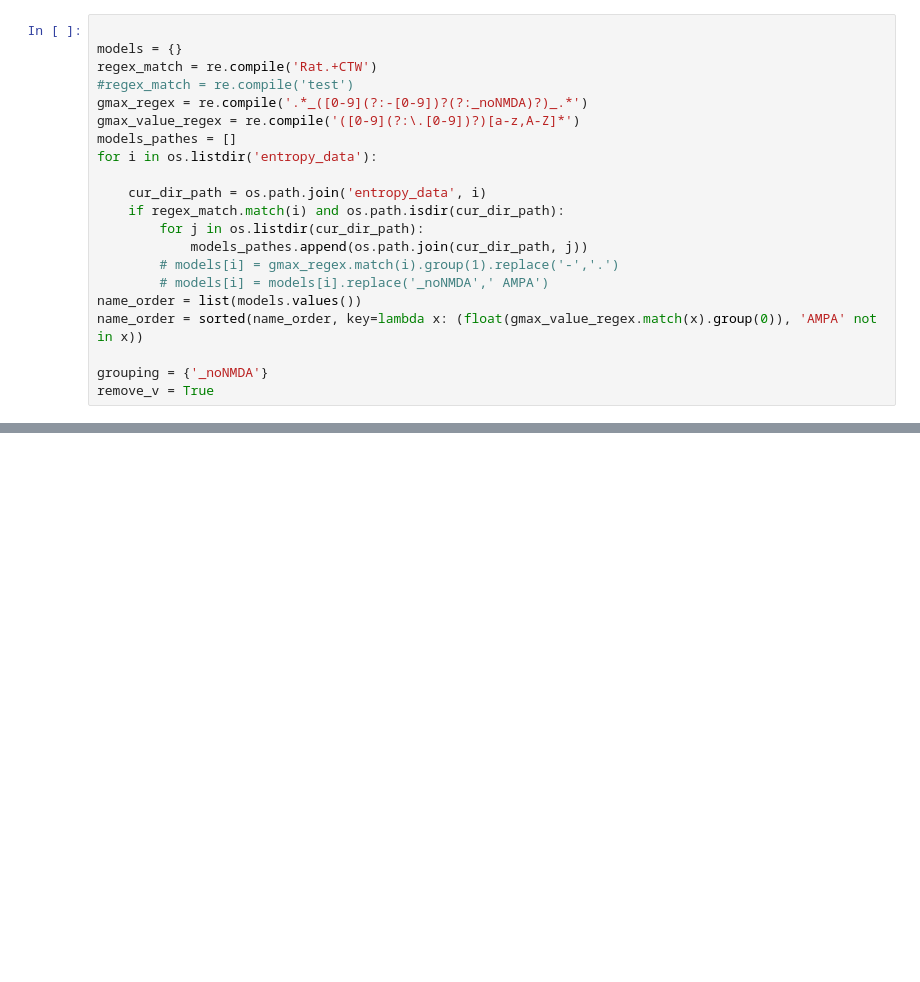
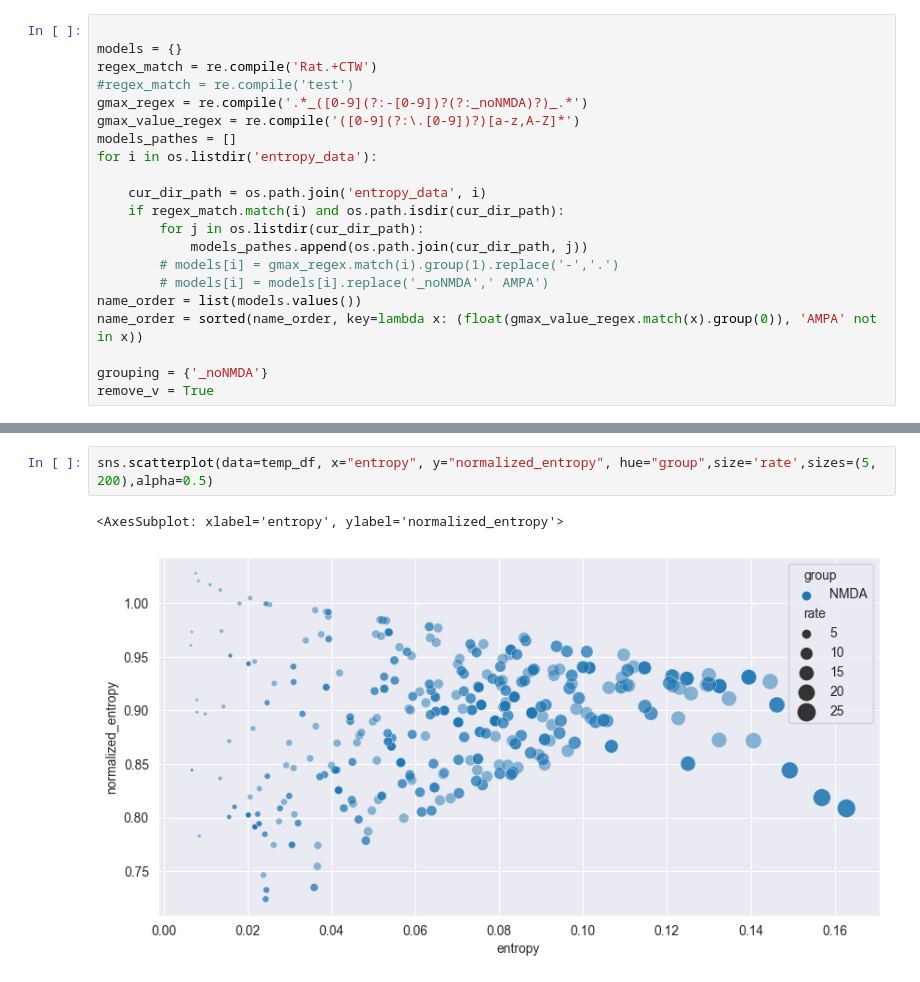
Before and after one commit to NitzanLux/neuron_mi, a Jupyter notebook: entropy_CTW_eval.ipynb, the cells around one changed output, grey strips where cells are left out. Cells and saved outputs as stored; diff of their text form; blank space fills up the shorter version.

```diff
--- a/entropy_CTW_eval.ipynb
+++ b/entropy_CTW_eval.ipynb
@@ -167,2 +226,7 @@ sns.boxplot(x="tag", y="entropy", data=df, showmeans=True, meanprops={"marker":
+# %%
+sns.scatterplot(data=temp_df, x="entropy", y="normalized_entropy", hue="group",size='rate',sizes=(5, 200),alpha=0.5)
+# %% [output]
+<AxesSubplot: xlabel='entropy', ylabel='normalized_entropy'>
+[figure, added]
 # %%
 #print avarage diffs
```
Also changed, not shown: parts of 12 cells of this notebook, 1 other file.
